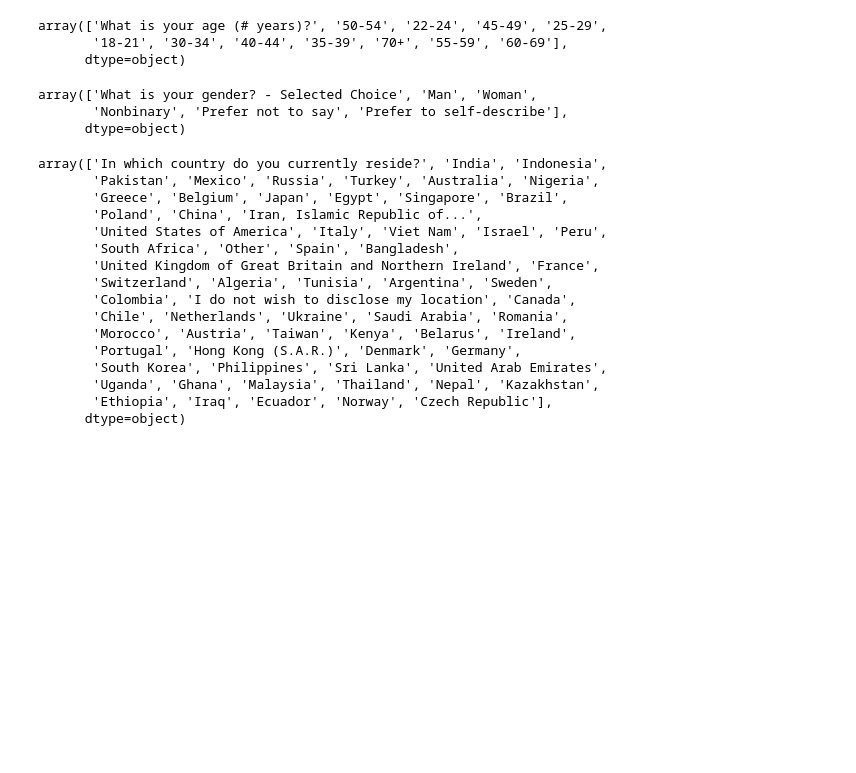
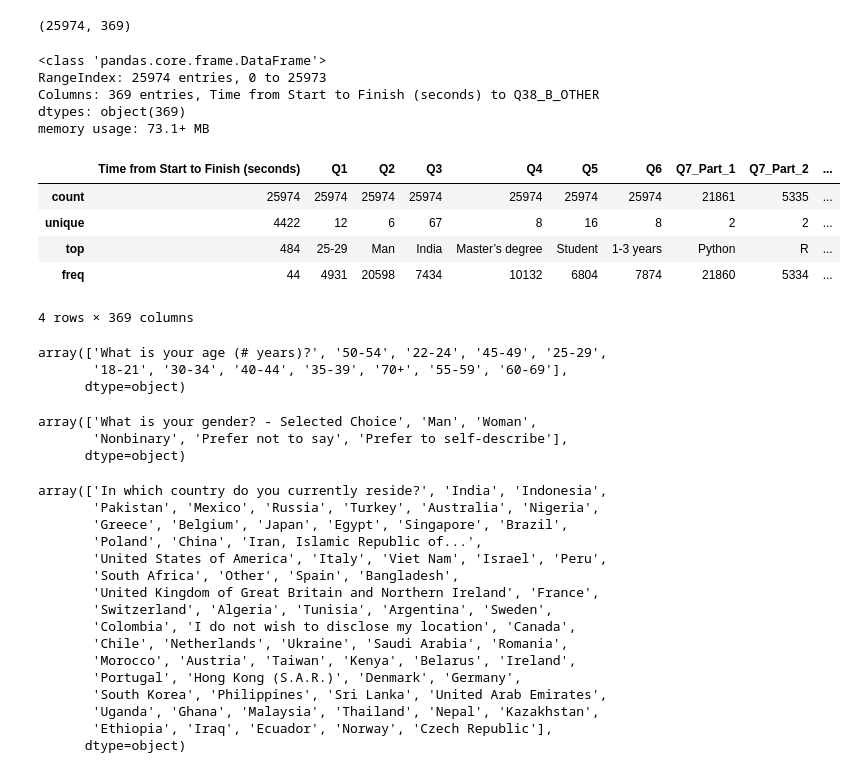
Before and after one commit to nhipqnguyen/Kaggle-Survey-2021-Responses, a Jupyter notebook: kaggle_survey_2021.ipynb, the cells around one changed output. Drawn from its saved outputs; the diff is of its cells as text; code cells hidden in the pictures; blank space fills up the shorter version.

Commit message:
data convertion

```diff
--- a/kaggle_survey_2021.ipynb
+++ b/kaggle_survey_2021.ipynb
@@ -6,8 +6,8 @@ import matplotlib.pyplot as plt
 import seaborn as sns
 from path import Path
 # %%
-df = pd.read_csv('Resources/kaggle_survey_2021_responses.csv')
-df
+df = pd.read_csv('Resources/kaggle_survey_2021_responses.csv',low_memory=False)
+df.head()
 # %% [output]
 |  | Time from Start to Finish (seconds) | Q1 | Q2 | Q3 | Q4 | Q5 | Q6 | Q7_Part_1 | Q7_Part_2 | ... |
 | 0 | Duration (in seconds) | What is your age (# years)? | What is your gender? - Selected C... | In which country do you currently... | What is the highest level of form... | Select the title most similar to ... | For how many years have you been ... | What programming languages do you... | What programming languages do you... | ... |
@@ -25,3 +19,24 @@ df
+# %%
+df.shape
+# %% [output]
+(25974, 369)
+# %%
+df.info()
+# %% [output]
+<class 'pandas.core.frame.DataFrame'>
+RangeIndex: 25974 entries, 0 to 25973
+Columns: 369 entries, Time from Start to Finish (seconds) to Q38_B_OTHER
+dtypes: object(369)
+memory usage: 73.1+ MB
+# %%
+df.describe()
+# %% [output]
+|  | Time from Start to Finish (seconds) | Q1 | Q2 | Q3 | Q4 | Q5 | Q6 | Q7_Part_1 | Q7_Part_2 | ... |
+| count | 25974 | 25974 | 25974 | 25974 | 25974 | 25974 | 25974 | 21861 | 5335 | ... |
+| unique | 4422 | 12 | 6 | 67 | 8 | 16 | 8 | 2 | 2 | ... |
+| top | 484 | 25-29 | Man | India | Master’s degree | Student | 1-3 years | Python | R | ... |
+| freq | 44 | 4931 | 20598 | 7434 | 10132 | 6804 | 7874 | 21860 | 5334 | ... |
+4 rows × 369 columns
 # %%
 df['Q1'].unique()
 # %% [output]
```
Also changed, not shown: parts of 2 cells of this notebook.
